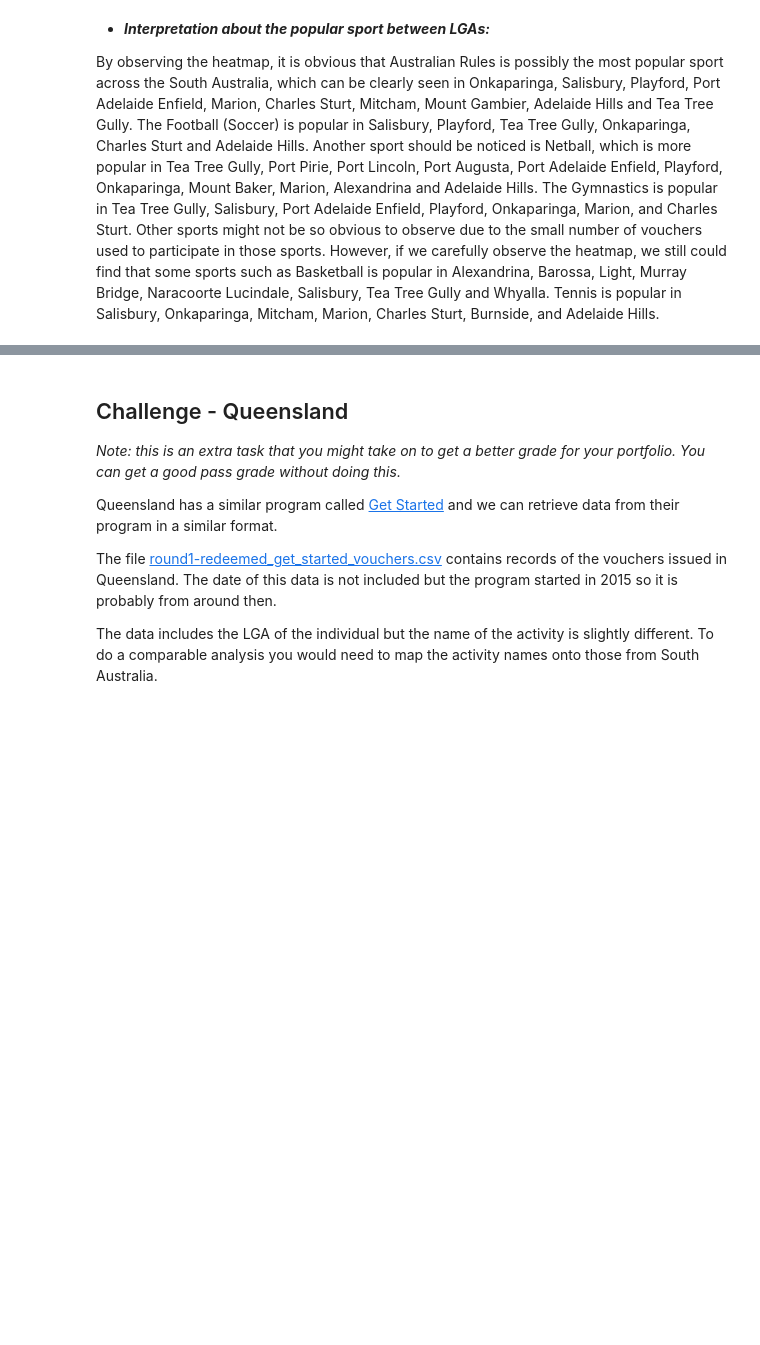
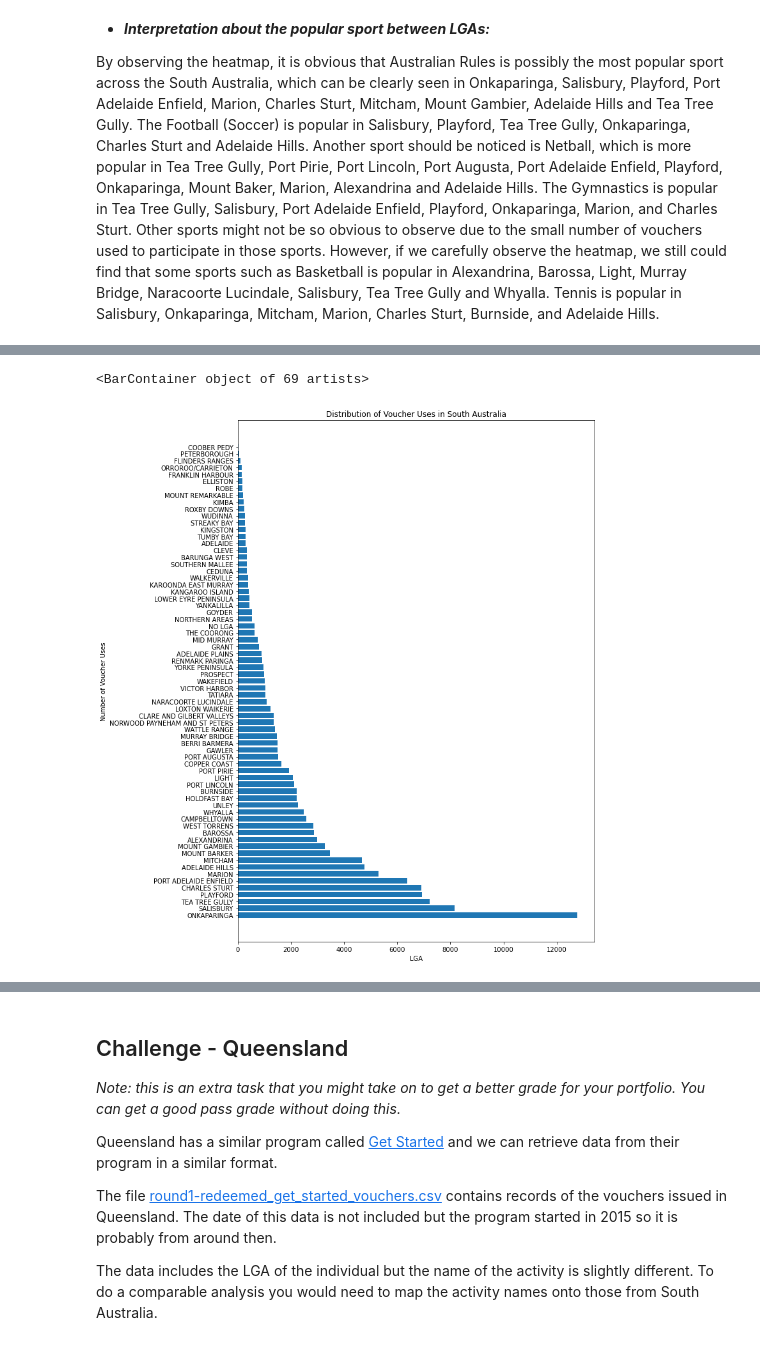
Before and after one commit to xuyenlinhHuynh/data-science-portfolio-xuyenlinhHuynh, a Jupyter notebook: Portfolio 2.ipynb, the cells around one changed output, grey strips where cells are left out. Drawn from its saved outputs; the diff is of its cells as text; code cells hidden in the pictures; blank space fills up the shorter version.

```diff
--- a/Portfolio 2.ipynb
+++ b/Portfolio 2.ipynb
@@ -342,0 +347,4 @@ By observing the heatmap, it is obvious that Australian Rules is possibly the mo
+# %%
+# Create a dataframe containing LGA and the counts of voucher uses
+lga_count = sa_vouchers_scores['Participant_LGA'].value_counts().rename_axis('LGA').reset_index(name='counts')
+lga_count
@@ -342,0 +378,10 @@ By observing the heatmap, it is obvious that Australian Rules is possibly the mo
+# %%
+# plot the distribution of voucher uses across the South Australia
+plt.figure( figsize = (10,15) )
+plt.title("Distribution of Voucher Uses in South Australia")
+plt.xlabel("LGA")
+plt.ylabel("Number of Voucher Uses")
+plt.barh(lga_count['LGA'], lga_count['counts'])
+# %% [output]
+<BarContainer object of 69 artists>
+[figure, added]
```
Also changed, not shown: parts of 7 cells of this notebook.
